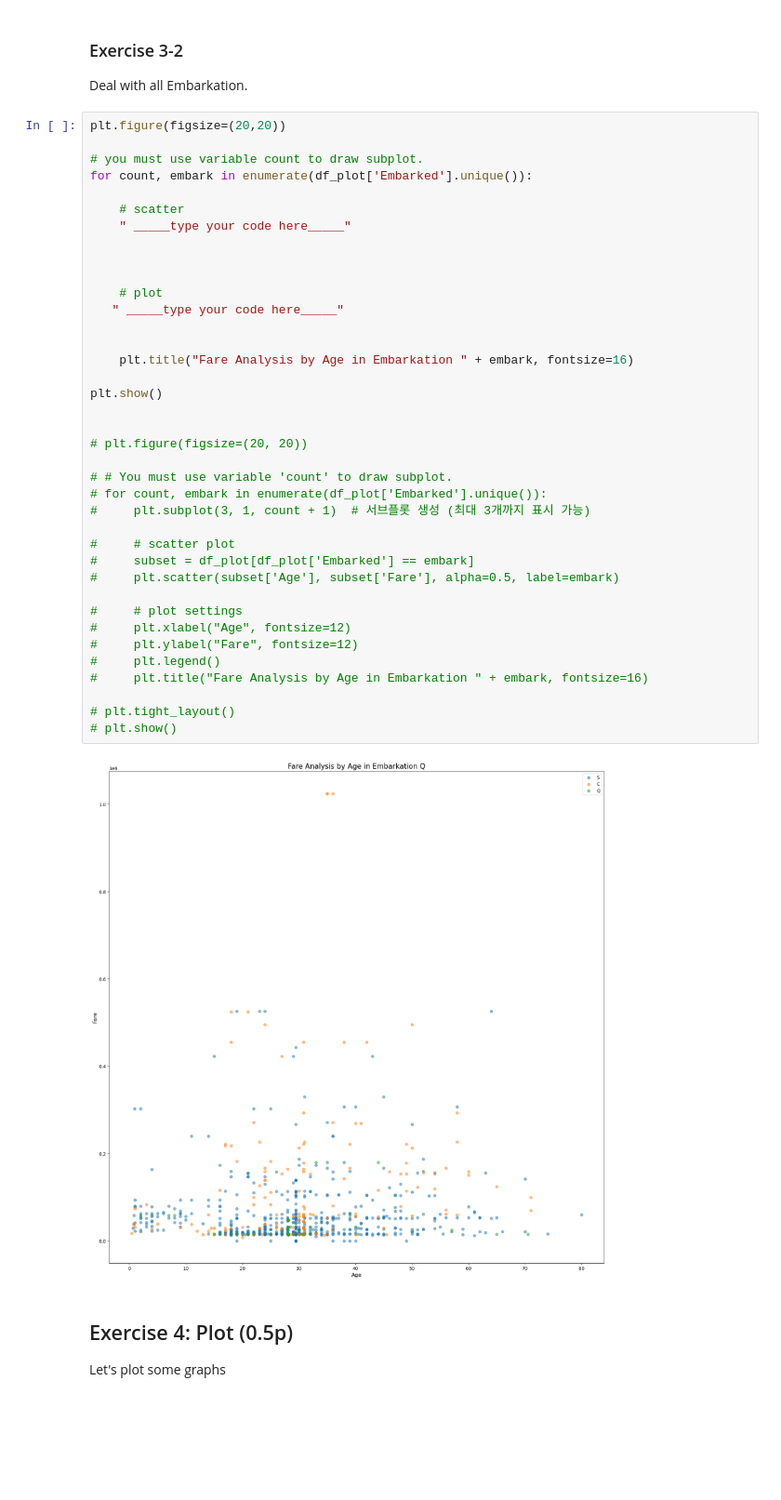
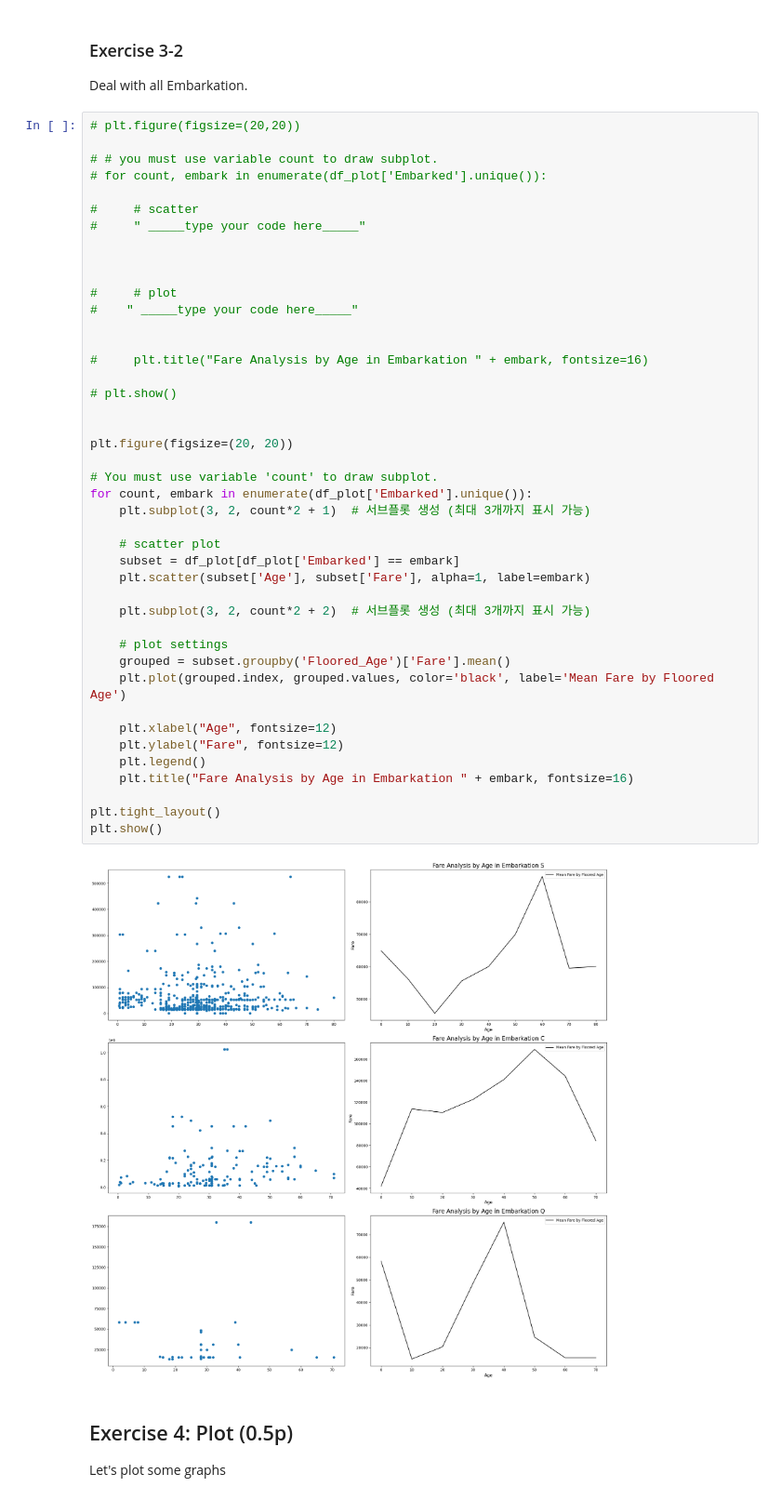
Before and after one commit to 8oo30un/class_AIIntroduction, a Jupyter notebook: 22100157_Week4.ipynb, the cells around one changed output. Shown at 93% size. Drawn from its saved outputs; the diff is of its cells as text; blank space fills up the shorter version.

```diff
--- a/22100157_Week4.ipynb
+++ b/22100157_Week4.ipynb
@@ -241,45 +241,50 @@ plt.show()
 ### Exercise 3-2
 Deal with all Embarkation.
 # %%
-plt.figure(figsize=(20,20))
+# plt.figure(figsize=(20,20))
 
-# you must use variable count to draw subplot.
-for count, embark in enumerate(df_plot['Embarked'].unique()):
+# # you must use variable count to draw subplot.
+# for count, embark in enumerate(df_plot['Embarked'].unique()):
 
-    # scatter
-    " _____type your code here_____"
+#     # scatter
+#     " _____type your code here_____"
 
 
 
-    # plot
-   " _____type your code here_____"
+#     # plot
+#    " _____type your code here_____"
 
 
+#     plt.title("Fare Analysis by Age in Embarkation " + embark, fontsize=16)
+
+# plt.show()
+
+
+plt.figure(figsize=(20, 20))
+
+# You must use variable 'count' to draw subplot.
+for count, embark in enumerate(df_plot['Embarked'].unique()):
+    plt.subplot(3, 2, count*2 + 1)  # 서브플롯 생성 (최대 3개까지 표시 가능)
+
+    # scatter plot
+    subset = df_plot[df_plot['Embarked'] == embark]
+    plt.scatter(subset['Age'], subset['Fare'], alpha=1, label=embark)
+
+    plt.subplot(3, 2, count*2 + 2)  # 서브플롯 생성 (최대 3개까지 표시 가능)
+
+    # plot settings
+    grouped = subset.groupby('Floored_Age')['Fare'].mean()
+    plt.plot(grouped.index, grouped.values, color='black', label='Mean Fare by Floored Age')
+
+    plt.xlabel("Age", fontsize=12)
+    plt.ylabel("Fare", fontsize=12)
+    plt.legend()
     plt.title("Fare Analysis by Age in Embarkation " + embark, fontsize=16)
 
+plt.tight_layout()
 plt.show()
-
-
-# plt.figure(figsize=(20, 20))
-
-# # You must use variable 'count' to draw subplot.
-# for count, embark in enumerate(df_plot['Embarked'].unique()):
-#     plt.subplot(3, 1, count + 1)  # 서브플롯 생성 (최대 3개까지 표시 가능)
-
-#     # scatter plot
-#     subset = df_plot[df_plot['Embarked'] == embark]
-#     plt.scatter(subset['Age'], subset['Fare'], alpha=0.5, label=embark)
-
-#     # plot settings
-#     plt.xlabel("Age", fontsize=12)
-#     plt.ylabel("Fare", fontsize=12)
-#     plt.legend()
-#     plt.title("Fare Analysis by Age in Embarkation " + embark, fontsize=16)
-
-# plt.tight_layout()
-# plt.show()
 # %% [output]
-[figure, old version]
+[figure, new version]
 # %% [markdown]
 ## Exercise 4: Plot (0.5p)
 Let's plot some graphs
```
Also changed, not shown: parts of 4 cells of this notebook, 4 other files.
